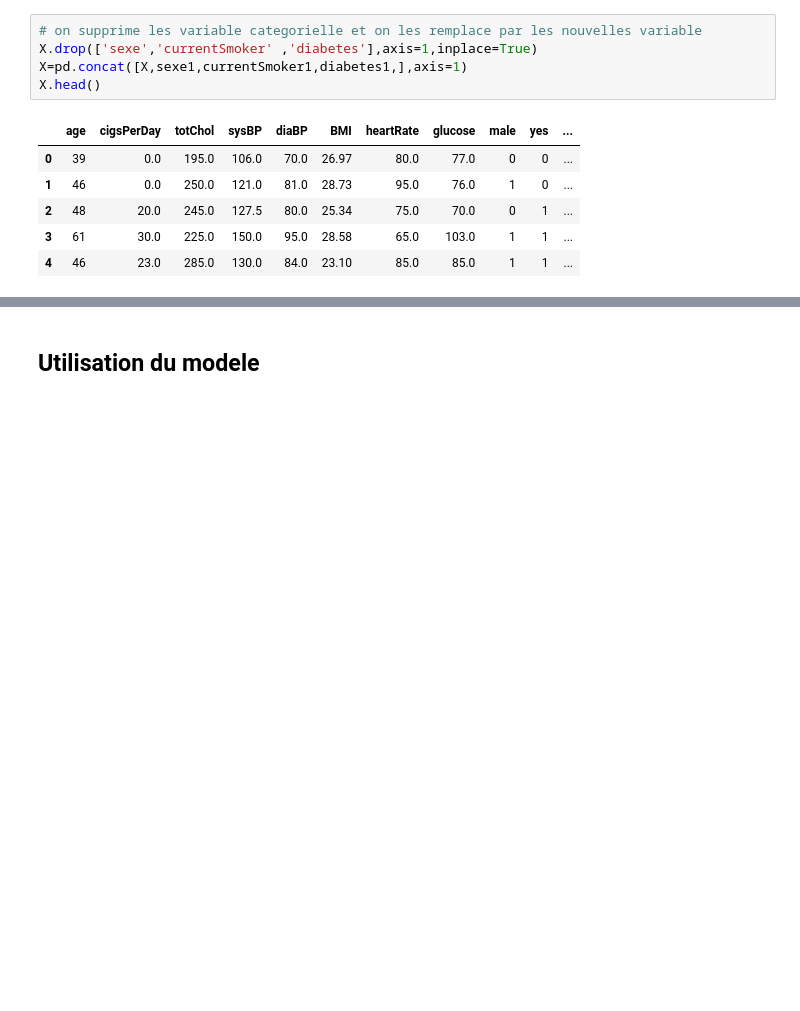
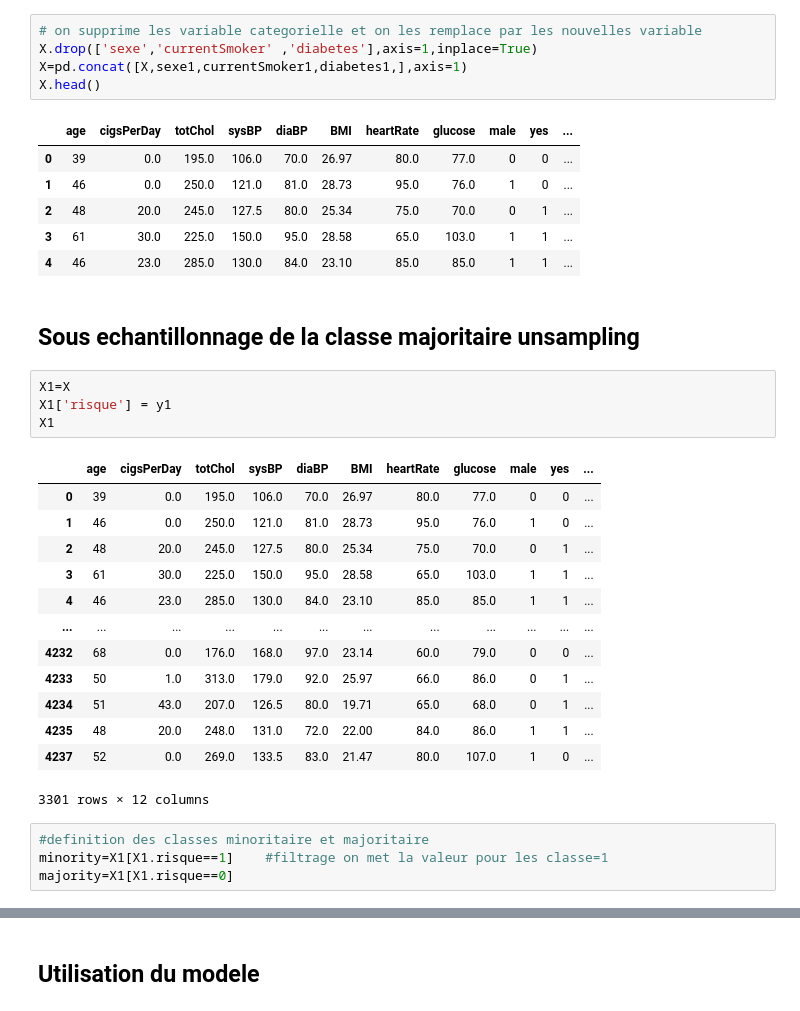
Before and after one commit to molly131/Mes_projets_python, a Jupyter notebook: Regression_lineaire_logistique.ipynb, the cells around one changed output, grey strips where cells are left out. Cells and saved outputs as stored; diff of their text form; blank space fills up the shorter version.

```diff
--- a/Regression_lineaire_logistique.ipynb
+++ b/Regression_lineaire_logistique.ipynb
@@ -1081,3 +1080,27 @@ X.head()
 | 2 | 48 | 20.0 | 245.0 | 127.5 | 80.0 | 25.34 | 75.0 | 70.0 | 0 | 1 | ... |
 | 3 | 61 | 30.0 | 225.0 | 150.0 | 95.0 | 28.58 | 65.0 | 103.0 | 1 | 1 | ... |
 | 4 | 46 | 23.0 | 285.0 | 130.0 | 84.0 | 23.10 | 85.0 | 85.0 | 1 | 1 | ... |
+# %% [markdown]
+## Sous echantillonnage de la classe majoritaire unsampling
+# %%
+X1=X
+X1['risque'] = y1
+X1
+# %% [output]
+|  | age | cigsPerDay | totChol | sysBP | diaBP | BMI | heartRate | glucose | male | yes | ... |
+| 0 | 39 | 0.0 | 195.0 | 106.0 | 70.0 | 26.97 | 80.0 | 77.0 | 0 | 0 | ... |
+| 1 | 46 | 0.0 | 250.0 | 121.0 | 81.0 | 28.73 | 95.0 | 76.0 | 1 | 0 | ... |
+| 2 | 48 | 20.0 | 245.0 | 127.5 | 80.0 | 25.34 | 75.0 | 70.0 | 0 | 1 | ... |
+| 3 | 61 | 30.0 | 225.0 | 150.0 | 95.0 | 28.58 | 65.0 | 103.0 | 1 | 1 | ... |
+| 4 | 46 | 23.0 | 285.0 | 130.0 | 84.0 | 23.10 | 85.0 | 85.0 | 1 | 1 | ... |
+| ... | ... | ... | ... | ... | ... | ... | ... | ... | ... | ... | ... |
+| 4232 | 68 | 0.0 | 176.0 | 168.0 | 97.0 | 23.14 | 60.0 | 79.0 | 0 | 0 | ... |
+| 4233 | 50 | 1.0 | 313.0 | 179.0 | 92.0 | 25.97 | 66.0 | 86.0 | 0 | 1 | ... |
+| 4234 | 51 | 43.0 | 207.0 | 126.5 | 80.0 | 19.71 | 65.0 | 68.0 | 0 | 1 | ... |
+| 4235 | 48 | 20.0 | 248.0 | 131.0 | 72.0 | 22.00 | 84.0 | 86.0 | 1 | 1 | ... |
+| 4237 | 52 | 0.0 | 269.0 | 133.5 | 83.0 | 21.47 | 80.0 | 107.0 | 1 | 0 | ... |
+3301 rows × 12 columns
+# %%
+#definition des classes minoritaire et majoritaire
+minority=X1[X1.risque==1]    #filtrage on met la valeur pour les classe=1
+majority=X1[X1.risque==0]
```
Also changed, not shown: parts of 23 cells of this notebook.
